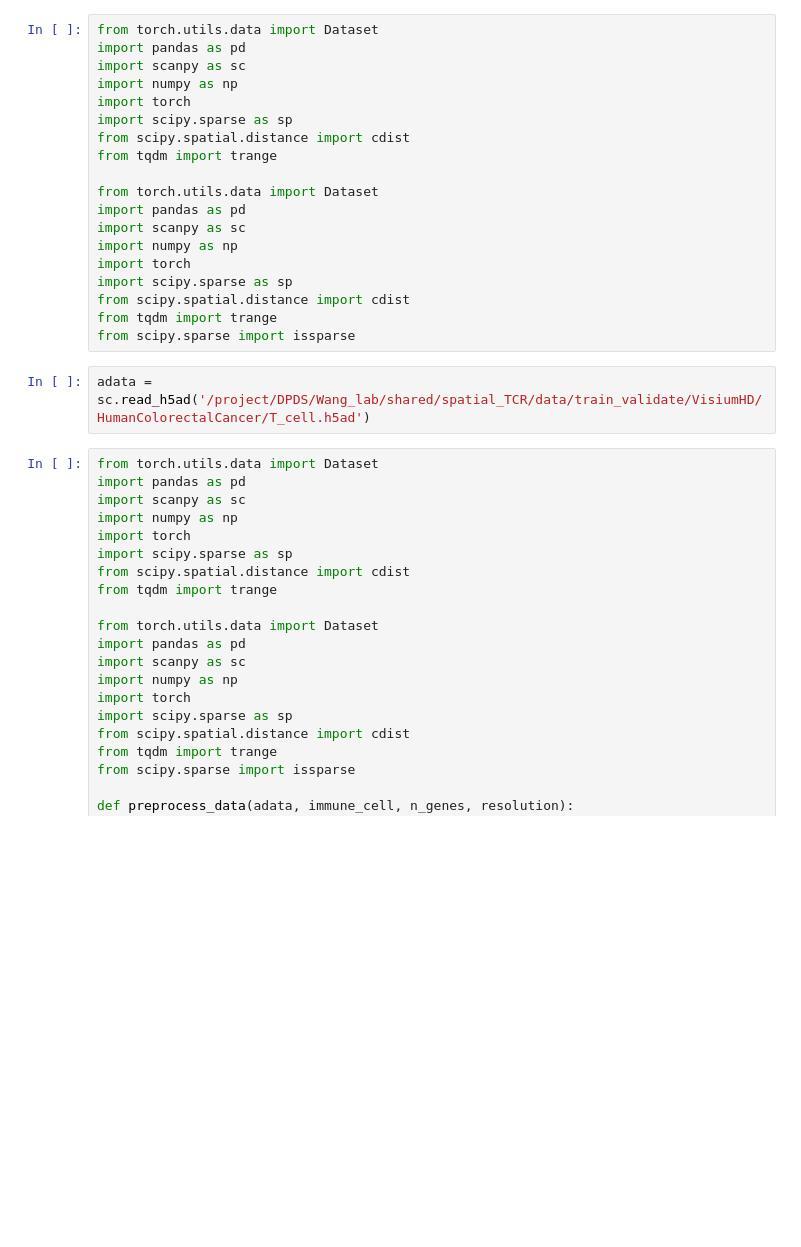
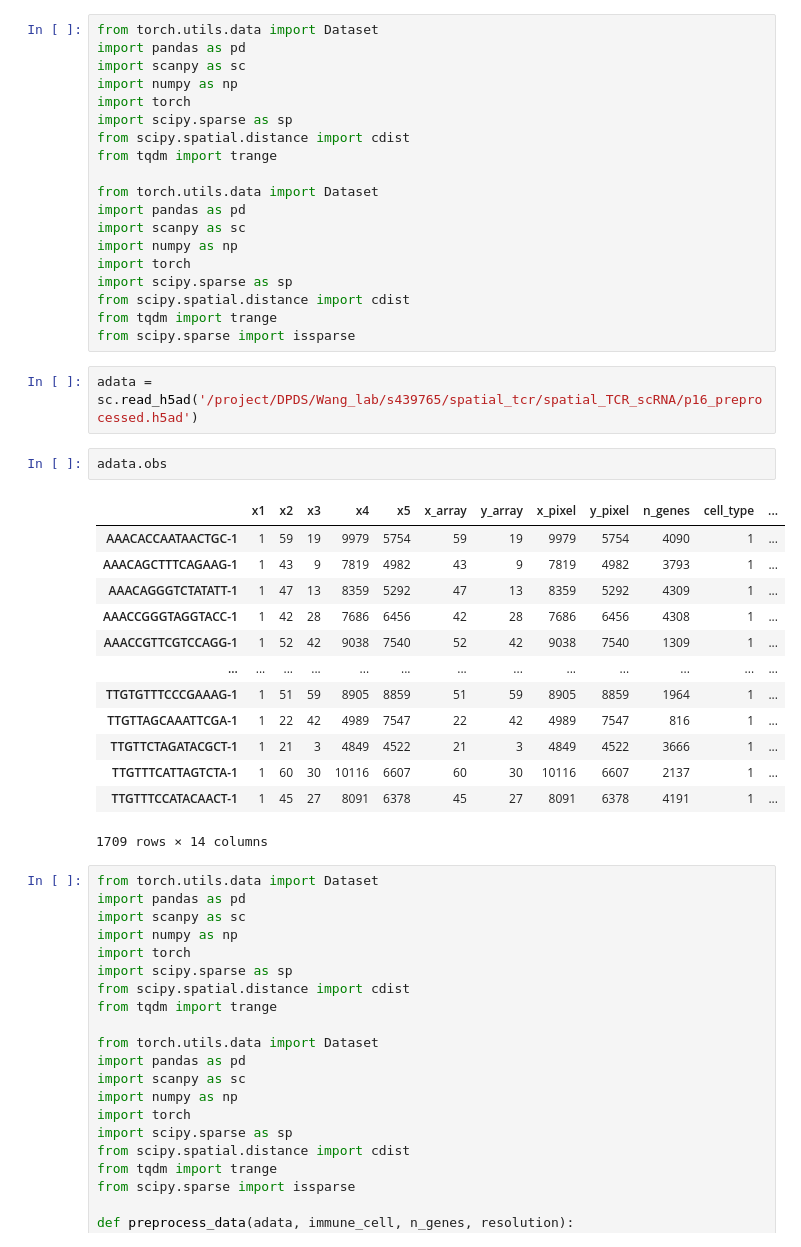
Before and after one commit to yaober/SPACER, a Jupyter notebook: dataset.ipynb, the cells around one changed output. Drawn from its saved outputs; the diff is of its cells as text; blank space fills up the shorter version.

```diff
--- a/dataset.ipynb
+++ b/dataset.ipynb
@@ -18,7 +18,23 @@ from scipy.spatial.distance import cdist
 from tqdm import trange
 from scipy.sparse import issparse
 # %%
-adata = sc.read_h5ad('/project/DPDS/Wang_lab/shared/spatial_TCR/data/train_validate/VisiumHD/HumanColorectalCancer/T_cell.h5ad')
+adata = sc.read_h5ad('/project/DPDS/Wang_lab/s439765/spatial_tcr/spatial_TCR_scRNA/p16_preprocessed.h5ad')
+# %%
+adata.obs
+# %% [output]
+|  | x1 | x2 | x3 | x4 | x5 | x_array | y_array | x_pixel | y_pixel | n_genes | cell_type | ... |
+| AAACACCAATAACTGC-1 | 1 | 59 | 19 | 9979 | 5754 | 59 | 19 | 9979 | 5754 | 4090 | 1 | ... |
+| AAACAGCTTTCAGAAG-1 | 1 | 43 | 9 | 7819 | 4982 | 43 | 9 | 7819 | 4982 | 3793 | 1 | ... |
+| AAACAGGGTCTATATT-1 | 1 | 47 | 13 | 8359 | 5292 | 47 | 13 | 8359 | 5292 | 4309 | 1 | ... |
+| AAACCGGGTAGGTACC-1 | 1 | 42 | 28 | 7686 | 6456 | 42 | 28 | 7686 | 6456 | 4308 | 1 | ... |
+| AAACCGTTCGTCCAGG-1 | 1 | 52 | 42 | 9038 | 7540 | 52 | 42 | 9038 | 7540 | 1309 | 1 | ... |
+| ... | ... | ... | ... | ... | ... | ... | ... | ... | ... | ... | ... | ... |
+| TTGTGTTTCCCGAAAG-1 | 1 | 51 | 59 | 8905 | 8859 | 51 | 59 | 8905 | 8859 | 1964 | 1 | ... |
+| TTGTTAGCAAATTCGA-1 | 1 | 22 | 42 | 4989 | 7547 | 22 | 42 | 4989 | 7547 | 816 | 1 | ... |
+| TTGTTCTAGATACGCT-1 | 1 | 21 | 3 | 4849 | 4522 | 21 | 3 | 4849 | 4522 | 3666 | 1 | ... |
+| TTGTTTCATTAGTCTA-1 | 1 | 60 | 30 | 10116 | 6607 | 60 | 30 | 10116 | 6607 | 2137 | 1 | ... |
+| TTGTTTCCATACAACT-1 | 1 | 45 | 27 | 8091 | 6378 | 45 | 27 | 8091 | 6378 | 4191 | 1 | ... |
+1709 rows × 14 columns
 # %%
 from torch.utils.data import Dataset
 import pandas as pd
```
Also changed, not shown: parts of 1 cell of this notebook, 4 other files.
